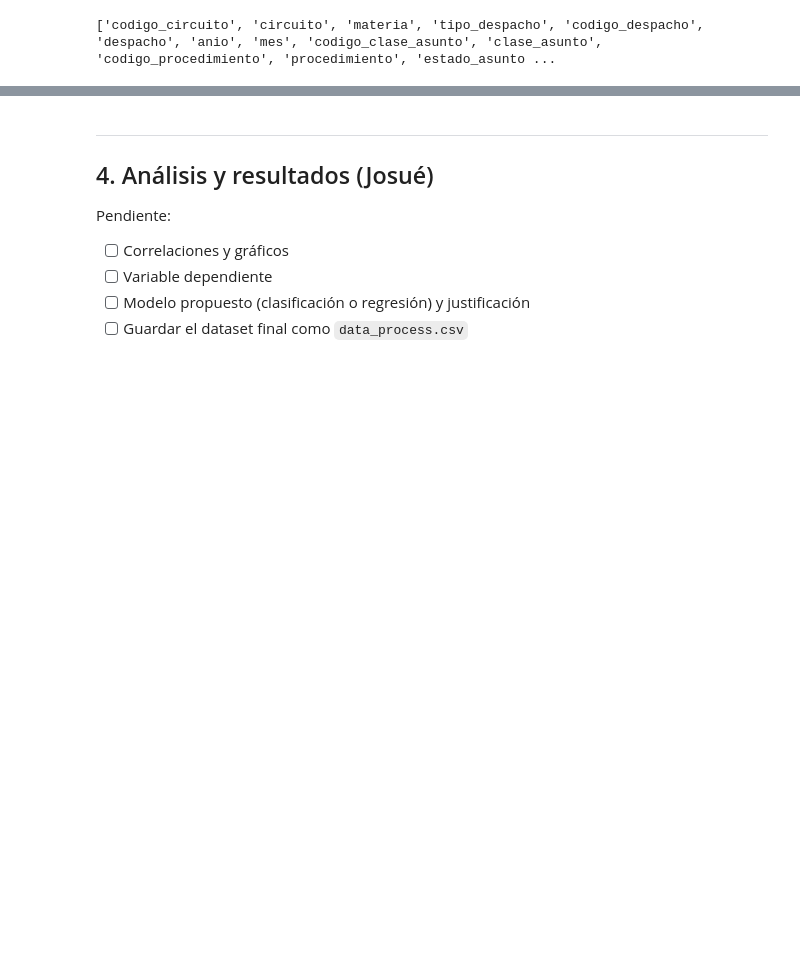
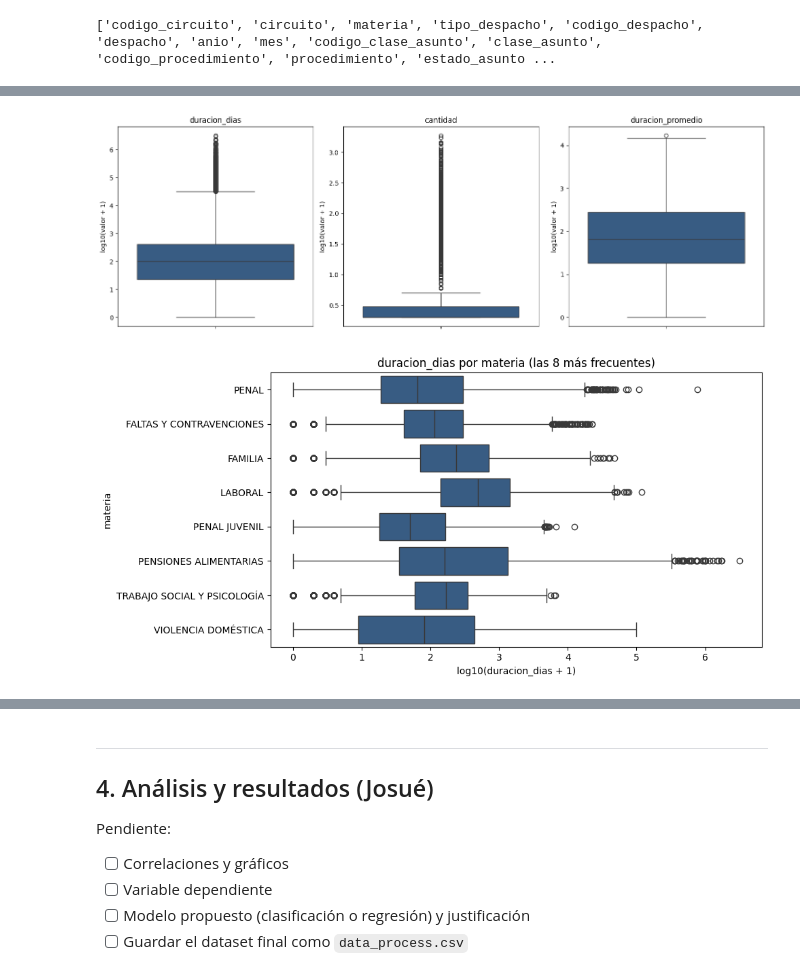
Before and after one commit to Kyaroruki/Laboratorio-4-Mineria-Datos, a Jupyter notebook: lab4_IC2025.ipynb, the cells around one changed output, grey strips where cells are left out. Saved outputs shown, nothing was run; the diff lists cells and outputs as text; code cells hidden in the pictures; blank space fills up the shorter version.

```diff
--- a/lab4_IC2025.ipynb
+++ b/lab4_IC2025.ipynb
@@ -271,0 +347,72 @@ Pendiente:
+# %%
+# 2.2 VALORES ATÍPICOS
+# duracion_dias es una suma de días de varios expedientes; se crea el promedio por expediente
+df["duracion_promedio"] = df["duracion_dias"] / df["cantidad"]
+
+def limites_iqr(serie, usar_log=False):
+    """
+    Límites inferior y superior con la regla 1.5 x IQR.
+    Con usar_log=True se calculan sobre log10(x + 1), porque las duraciones
+    tienen una cola muy larga (igual que se hizo con log_total en el taller de R).
+    """
+    valores = serie.dropna()
+    if usar_log:
+        valores = np.log10(valores + 1)
+    q1, q3 = valores.quantile(0.25), valores.quantile(0.75)
+    iqr = q3 - q1
+    inf, sup = q1 - 1.5 * iqr, q3 + 1.5 * iqr
+    if usar_log:
+        inf, sup = 10 ** inf - 1, 10 ** sup - 1
+    return max(inf, 0), sup   # una duración no puede ser negativa
+
+def marcar_atipicos(datos, columna, usar_log=False, grupo=None, tipo="ambos", min_grupo=30):
+    """
+    True en cada registro atípico (tipo: 'inferior', 'superior' o 'ambos').
+    Con grupo, cada categoría usa sus propios límites; los grupos con menos de min_grupo
+    registros usan el límite general, porque con tan pocos datos el IQR no es confiable.
+    """
+    limite_general = limites_iqr(datos[columna], usar_log)
+    def marcar(s):
+        inf, sup = limites_iqr(s, usar_log) if s.notna().sum() >= min_grupo else limite_general
+        if tipo == "inferior":
+            return s < inf
+        if tipo == "superior":
+            return s > sup
+        return (s < inf) | (s > sup)
+    if grupo is None:
+        return marcar(datos[columna])
+    return datos.groupby(grupo)[columna].transform(marcar).astype(bool)
+
+def resumen_atipicos(datos, columnas, usar_log=False, grupo=None):
+    """Cantidad de atípicos inferiores y superiores de cada columna."""
+    filas = []
+    for col in columnas:
+        bajos = int(marcar_atipicos(datos, col, usar_log, grupo, "inferior").sum())
+        altos = int(marcar_atipicos(datos, col, usar_log, grupo, "superior").sum())
+        filas.append([col, bajos, altos, bajos + altos, round((bajos + altos) / len(datos) * 100, 2)])
+    return pd.DataFrame(filas, columns=["columna", "inferiores", "superiores", "total", "porcentaje"])
+
+def graficar_atipicos(datos, columnas, grupo=None, top=8):
+    """Diagrama de caja de cada medida y, si hay grupo, por categoría (las más frecuentes)."""
+    fig, ejes = plt.subplots(1, len(columnas), figsize=(5 * len(columnas), 5))
+    for ax, col in zip(np.atleast_1d(ejes), columnas):
+        sns.boxplot(y=np.log10(datos[col] + 1), ax=ax, color="#2b5c8f")
+        ax.set_title(col)
+        ax.set_ylabel("log10(valor + 1)")
+    plt.tight_layout()
+    plt.show()
+    if grupo is not None:
+        principales = datos[grupo].value_counts().head(top).index
+        sub = datos[datos[grupo].isin(principales)]
+        plt.figure(figsize=(10, 5))
+        sns.boxplot(data=sub, y=grupo, x=np.log10(sub[columnas[0]] + 1), color="#2b5c8f")
+        plt.xlabel(f"log10({columnas[0]} + 1)")
+        plt.title(f"{columnas[0]} por {grupo} (las {top} más frecuentes)")
+        plt.tight_layout()
+        plt.show()
+
+columnas_medidas = ["duracion_dias", "cantidad", "duracion_promedio"]
+print(resumen_atipicos(df, columnas_medidas, usar_log=True))                    # un límite general
+print(resumen_atipicos(df, columnas_medidas, usar_log=True, grupo="materia"))   # un límite por materia
+graficar_atipicos(df, columnas_medidas, grupo="materia")
+# %% [output]
@@ -271,0 +427,2 @@ Pendiente:
+[figure, added]
+[figure, added]
```
Also changed, not shown: parts of 23 cells of this notebook.
